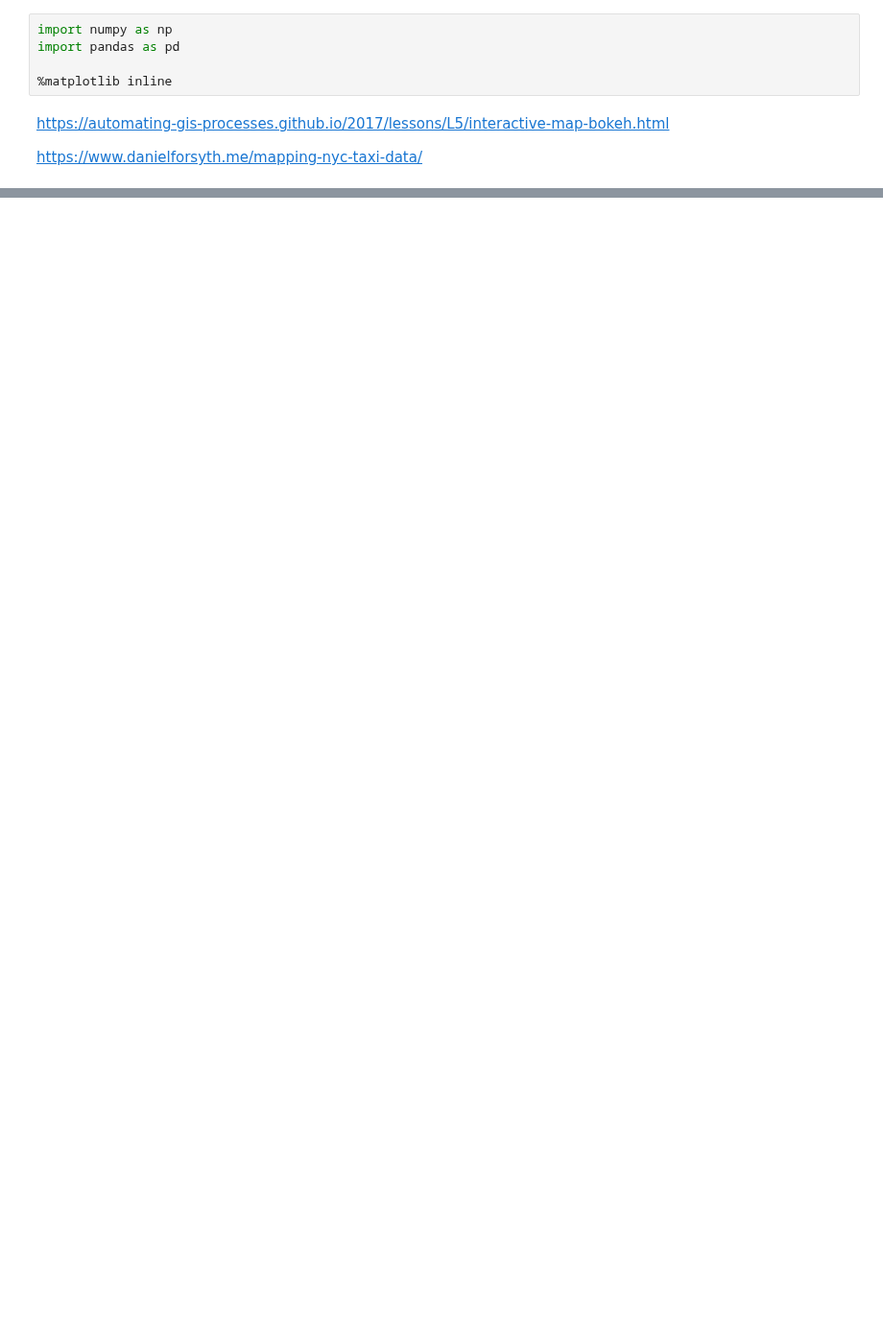
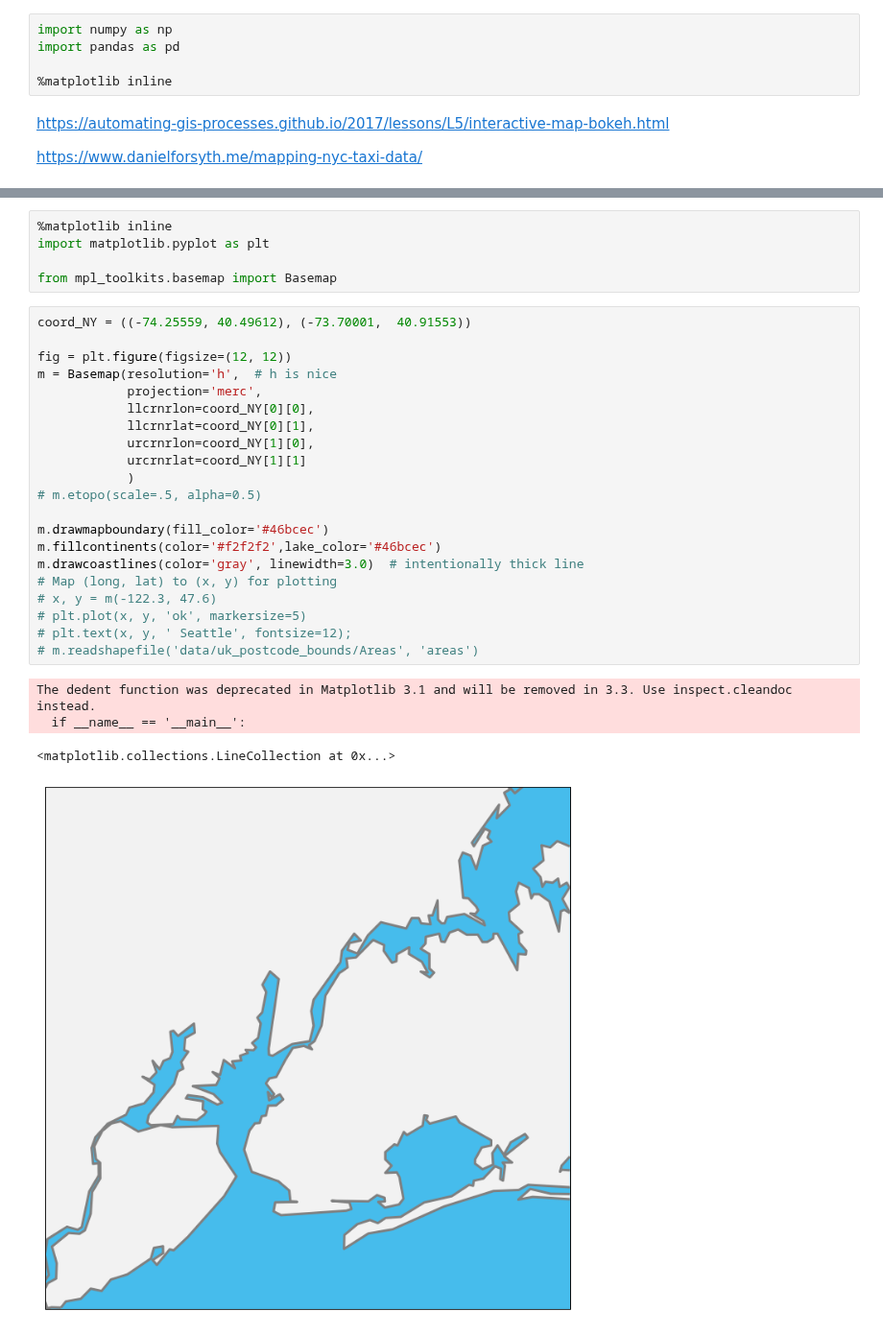
Before and after one commit to dminikorenb/DataLearning, a Jupyter notebook: 3-Taxi/dminik6_part3_w2.ipynb, the cells around one changed output, grey strips where cells are left out. Shown at 96% size. Drawn from its saved outputs; the diff is of its cells as text; blank space fills up the shorter version.

```diff
--- a/3-Taxi/dminik6_part3_w2.ipynb
+++ b/3-Taxi/dminik6_part3_w2.ipynb
@@ -15,0 +18,31 @@ ModuleNotFoundError: No module named 'mpl_toolkits.basemap'
+# %%
+%matplotlib inline
+import matplotlib.pyplot as plt
+
+from mpl_toolkits.basemap import Basemap
+# %%
+coord_NY = ((-74.25559, 40.49612), (-73.70001,  40.91553))
+
+fig = plt.figure(figsize=(12, 12))
+m = Basemap(resolution='h',  # h is nice
+            projection='merc',
+            llcrnrlon=coord_NY[0][0],
+            llcrnrlat=coord_NY[0][1],
+            urcrnrlon=coord_NY[1][0],
+            urcrnrlat=coord_NY[1][1]
+            )
+# m.etopo(scale=.5, alpha=0.5)
+
+m.drawmapboundary(fill_color='#46bcec')
+m.fillcontinents(color='#f2f2f2',lake_color='#46bcec')
+m.drawcoastlines(color='gray', linewidth=3.0)  # intentionally thick line
+# Map (long, lat) to (x, y) for plotting
+# x, y = m(-122.3, 47.6)
+# plt.plot(x, y, 'ok', markersize=5)
+# plt.text(x, y, ' Seattle', fontsize=12);
+# m.readshapefile('data/uk_postcode_bounds/Areas', 'areas')
+# %% [output]
+The dedent function was deprecated in Matplotlib 3.1 and will be removed in 3.3. Use inspect.cleandoc instead.
+  if __name__ == '__main__':
+<matplotlib.collections.LineCollection at 0x...>
+[figure, added]
```
Also changed, not shown: parts of 5 cells of this notebook.
